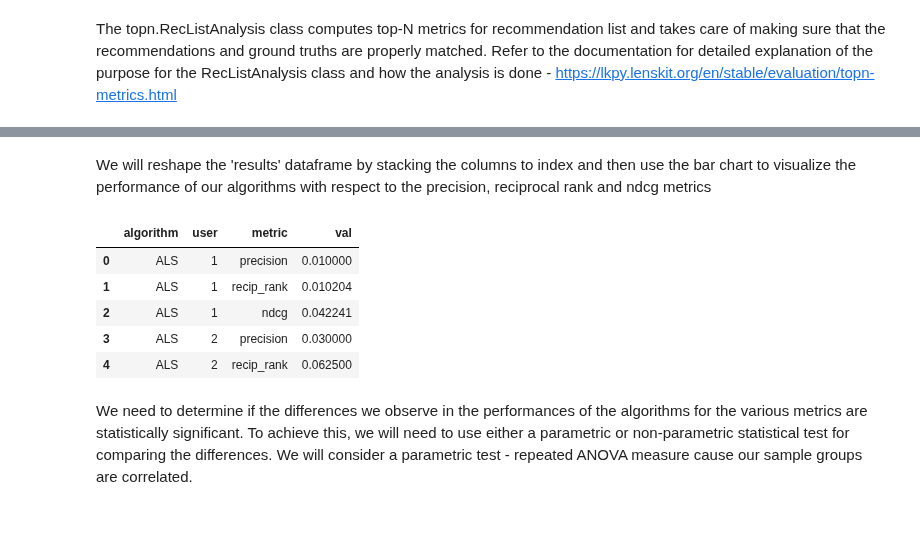
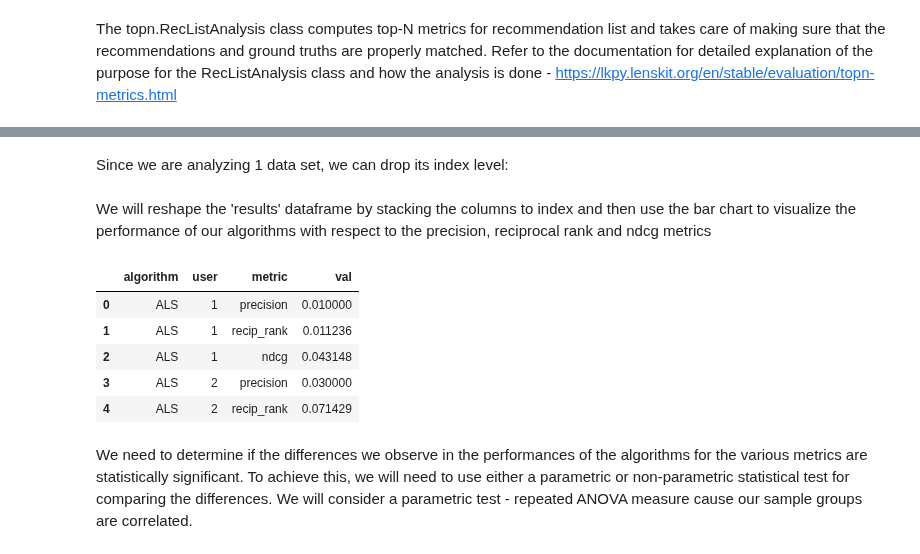
Before and after one commit to lenskit/lk-demo-experiment, a Jupyter notebook: eval-report.ml100k.ipynb, the cells around one changed output, grey strips where cells are left out. Saved outputs shown, nothing was run; the diff lists cells and outputs as text; code cells hidden in the pictures; blank space fills up the shorter version.

```diff
--- a/eval-report.ml100k.ipynb
+++ b/eval-report.ml100k.ipynb
@@ -37,7 +46,7 @@ dataset = "ml100k"
 # Parameters
 dataset = "ml100k"
 # %%
-output_root = Path("output")
+output_root = Path("runs")
 # %%
 dirs = [fld for fld in output_root.glob(f'{dataset}-*')]
 # %%
@@ -126,16 +149,20 @@ results.head()
 |  |  | 5 | 100.0 | 0.00 | 0.000000 | 0.000000 | 5 |
+# %% [markdown]
+Since we are analyzing 1 data set, we can drop its index level:
+# %%
+results.reset_index(level='dataset', drop=True, inplace=True)
 # %% [markdown]
 We will reshape the 'results' dataframe by stacking the columns to index and then use the bar chart to visualize the performance of our algorithms with respect to the precision, reciprocal rank and ndcg metrics
 # %%
-pltData = (results.drop(columns=['nrecs', 'ntruth']).stack()).reset_index().drop(columns=['dataset'])
+pltData = (results.drop(columns=['nrecs', 'ntruth']).stack()).reset_index()
 pltData.columns = ['algorithm', 'user', 'metric', 'val']
 pltData.head()
 # %% [output]
 |  | algorithm | user | metric | val |
 | 0 | ALS | 1 | precision | 0.010000 |
-| 1 | ALS | 1 | recip_rank | 0.010204 |
-| 2 | ALS | 1 | ndcg | 0.042241 |
+| 1 | ALS | 1 | recip_rank | 0.011236 |
+| 2 | ALS | 1 | ndcg | 0.043148 |
 | 3 | ALS | 2 | precision | 0.030000 |
-| 4 | ALS | 2 | recip_rank | 0.062500 |
+| 4 | ALS | 2 | recip_rank | 0.071429 |
 # %% [markdown]
 We need to determine if the differences we observe in the performances of the algorithms for the various metrics are statistically significant. To achieve this, we will need to use either a parametric or non-parametric statistical test for comparing the differences. We will consider a parametric test - repeated ANOVA measure cause our sample groups are correlated.
```
Also changed, not shown: parts of 53 cells of this notebook, 11 other files.
